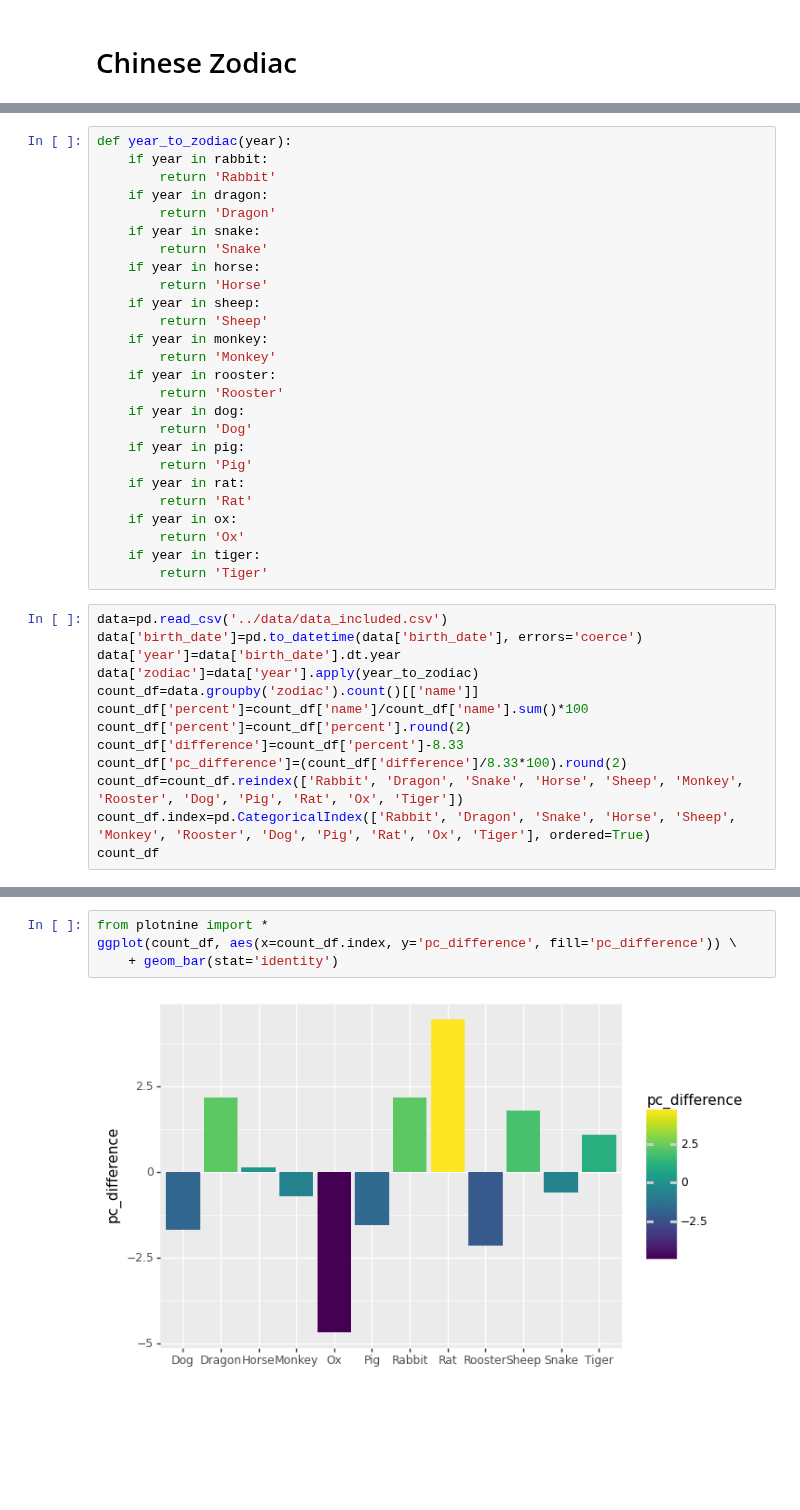
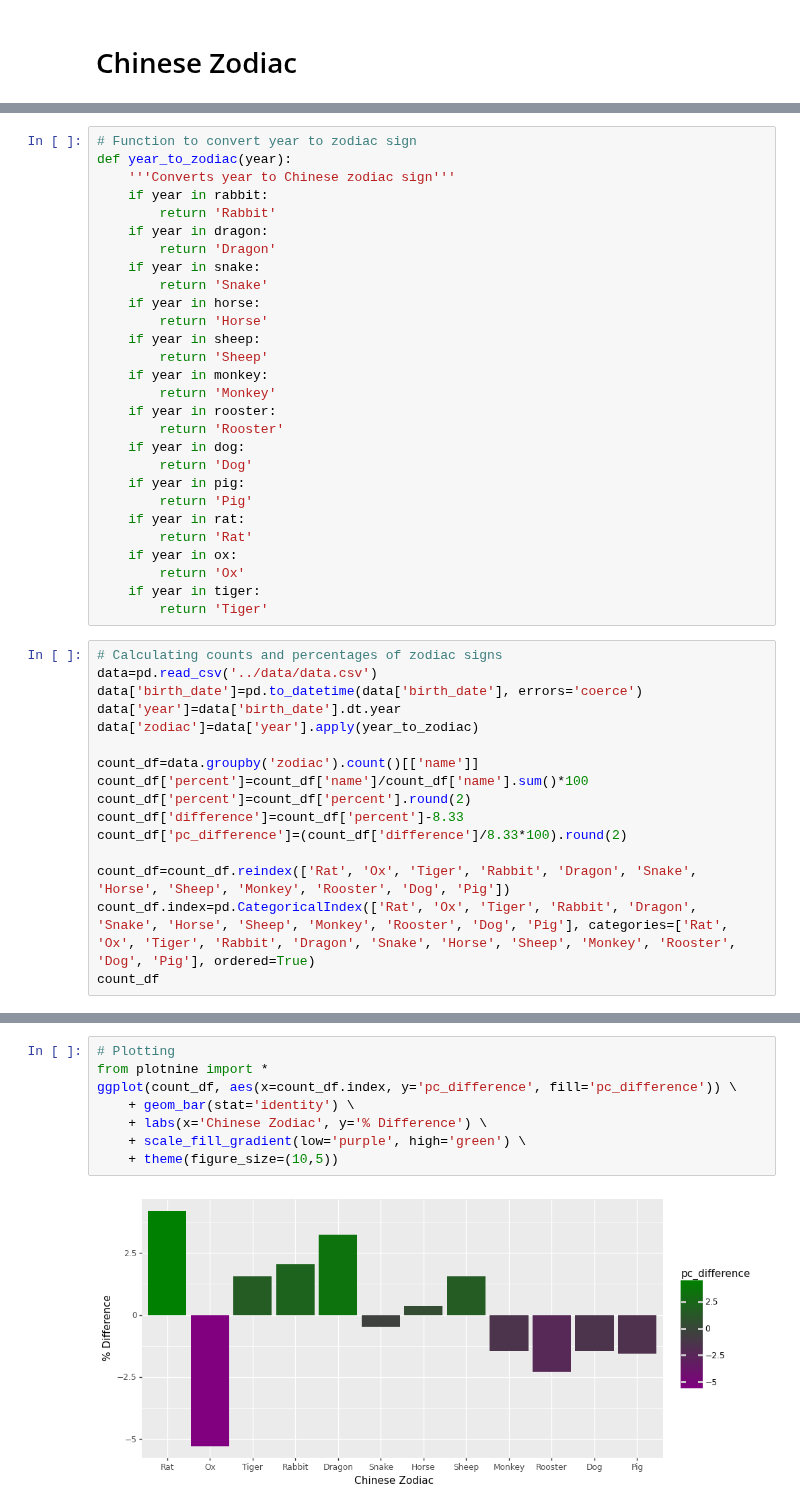
Before and after one commit to OjasSB/DS105, a Jupyter notebook: notebooks/Zodiac.ipynb, the cells around one changed output, grey strips where cells are left out. Saved outputs shown, nothing was run; the diff lists cells and outputs as text; blank space fills up the shorter version.

```diff
--- a/notebooks/Zodiac.ipynb
+++ b/notebooks/Zodiac.ipynb
@@ -112,7 +109,9 @@ rat=[1924, 1936, 1948, 1960, 1972, 1984, 1996, 2008, 2020, 2032]
 ox=[1925, 1937, 1949, 1961, 1973, 1985, 1997, 2009, 2021, 2033]
 tiger=[1926, 1938, 1950, 1962, 1974, 1986, 1998, 2010, 2022, 2034]
 # %%
+# Function to convert year to zodiac sign
 def year_to_zodiac(year):
+    '''Converts year to Chinese zodiac sign'''
     if year in rabbit:
         return 'Rabbit'
     if year in dragon:
@@ -138,17 +137,20 @@ def year_to_zodiac(year):
     if year in tiger:
         return 'Tiger'
 # %%
-data=pd.read_csv('../data/data_included.csv')
+# Calculating counts and percentages of zodiac signs
+data=pd.read_csv('../data/data.csv')
 data['birth_date']=pd.to_datetime(data['birth_date'], errors='coerce')
 data['year']=data['birth_date'].dt.year
 data['zodiac']=data['year'].apply(year_to_zodiac)
+
 count_df=data.groupby('zodiac').count()[['name']]
 count_df['percent']=count_df['name']/count_df['name'].sum()*100
 count_df['percent']=count_df['percent'].round(2)
 count_df['difference']=count_df['percent']-8.33
 count_df['pc_difference']=(count_df['difference']/8.33*100).round(2)
-count_df=count_df.reindex(['Rabbit', 'Dragon', 'Snake', 'Horse', 'Sheep', 'Monkey', 'Rooster', 'Dog', 'Pig', 'Rat', 'Ox', 'Tiger'])
-count_df.index=pd.CategoricalIndex(['Rabbit', 'Dragon', 'Snake', 'Horse', 'Sheep', 'Monkey', 'Rooster', 'Dog', 'Pig', 'Rat', 'Ox', 'Tiger'], ordered=True)
+
+count_df=count_df.reindex(['Rat', 'Ox', 'Tiger', 'Rabbit', 'Dragon', 'Snake', 'Horse', 'Sheep', 'Monkey', 'Rooster', 'Dog', 'Pig'])
+count_df.index=pd.CategoricalIndex(['Rat', 'Ox', 'Tiger', 'Rabbit', 'Dragon', 'Snake', 'Horse', 'Sheep', 'Monkey', 'Rooster', 'Dog', 'Pig'], categories=['Rat', 'Ox', 'Tiger', 'Rabbit', 'Dragon', 'Snake', 'Horse', 'Sheep', 'Monkey', 'Rooster', 'Dog', 'Pig'], ordered=True)
 count_df
 # %% [output]
 |  | name | percent | difference | pc_difference |
@@ -167,6 +169,10 @@ count_df
 # %%
+# Plotting
 from plotnine import *
 ggplot(count_df, aes(x=count_df.index, y='pc_difference', fill='pc_difference')) \
-    + geom_bar(stat='identity')
+    + geom_bar(stat='identity') \
+    + labs(x='Chinese Zodiac', y='% Difference') \
+    + scale_fill_gradient(low='purple', high='green') \
+    + theme(figure_size=(10,5))
 # %% [output]
-[figure, old version]
+[figure, new version]
```
Also changed, not shown: parts of 14 cells of this notebook, 2 other files.
